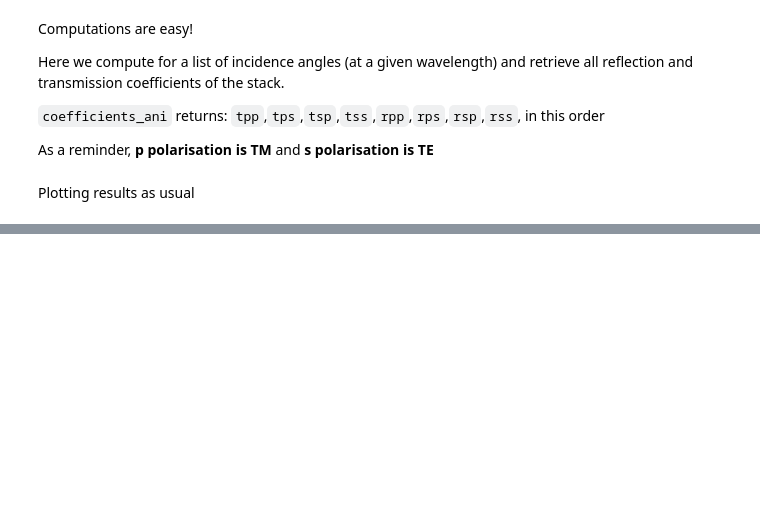
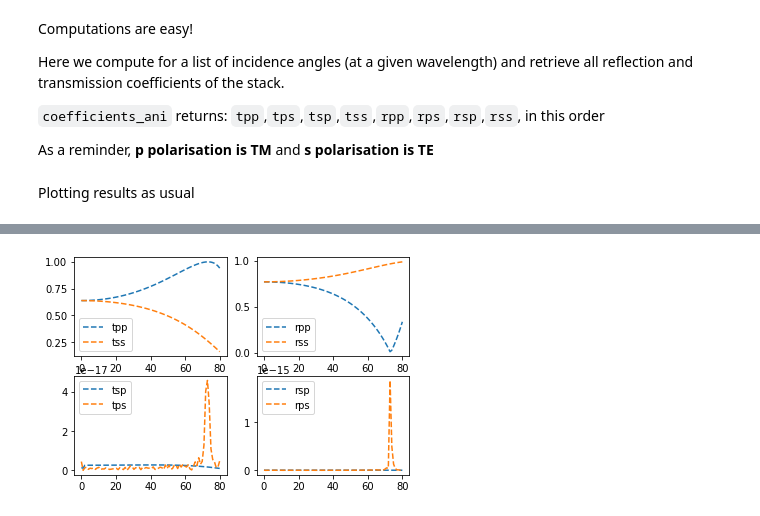
Before and after one commit to AnMoreau/PyMoosh, a Jupyter notebook: notebooks/In-depth_examples/Anisotropic_structures.ipynb, the cells around one changed output, grey strips where cells are left out. Drawn from its saved outputs; the diff is of its cells as text; code cells hidden in the pictures; blank space fills up the shorter version.

```diff
--- a/notebooks/In-depth_examples/Anisotropic_structures.ipynb
+++ b/notebooks/In-depth_examples/Anisotropic_structures.ipynb
@@ -121,0 +128,82 @@ plt.show()
+# %%
+
+def Lorentz(wav, f, omega, gamma, eps):
+    """
+        Lorentz model, with lorentzian resonances (elastically bound electrons)
+        eps is eps_inf, the background permittivity
+        f, gamma, omega, sigma are the chi_b parameters (Lorentz resonances)
+        f, gamma, omega, sigma must be lists (np arrays) of the same lengths
+        They are given in eV (wav in nm)
+    """
+    w = 2*np.pi*299792458*1e9 / wav
+    chi = np.sum(f/(omega**2 - w**2 - 1.0j*gamma*w))
+    return eps + chi
+
+perm_1 = [Lorentz, 1, 9, 0.5, 11]
+perm_2 = [Lorentz, 1, 10, 0.5, 11]
+
+opt_ind = [perm_1, perm_2, perm_2] # uniaxial material, 2 permittivities only
+mat_1=ani.AniMaterial(opt_ind, specialType="Model_ANI")
+
+rot_axis1 = 'x'
+rot_angle1 = 0.5
+rot_axis2 = [0, 1, 1]
+rot_angle2 = -0.2
+
+mat_2=PM.Material(1.0) # regular, Isotropic material (vacuum / air)
+
+# Lists!
+material_list = [mat_1, mat_2] # The materials
+stack = [1, 0, 0, 1] # Which material when (as in the usual Structure function)
+thickness = [0, 100, 25, 0] # The thickness of each layer (as in the usual Structure function)
+ani_rot_angle = [0., rot_angle1, rot_angle2, 0.] # The rotation angle for each layer. MUST be provided for isotropic layers too, will simply be overlooked
+ani_rot_axis = ['z', rot_axis1, rot_axis2, 'z']  # The rotation axis for each layer. MUST be provided for isotropic layers too, will simply be overlooked
+
+
+structure1 = ani.AniStructure(material_list, stack, thickness, ani_rot_angle, ani_rot_axis, verbose=False)
+
+thetas = np.linspace(0,80,80)*np.pi/180
+l_rpp = []
+l_rps = []
+l_rsp = []
+l_rss = []
+l_tpp = []
+l_tps = []
+l_tsp = []
+l_tss = []
+
+
+for theta_in_rad in thetas:
+    res = ani.coefficients_ani(structure1, wl_nm, theta_in_rad)
+    l_tpp.append(res[0])
+    l_tps.append(res[1])
+    l_tsp.append(res[2])
+    l_tss.append(res[3])
+    l_rpp.append(res[4])
+    l_rps.append(res[5])
+    l_rsp.append(res[6])
+    l_rss.append(res[7])
+
+
+plt.subplot(2,2,1)
+plt.plot(thetas*180/np.pi, np.abs(l_tpp), label='tpp', linestyle='--')
+plt.plot(thetas*180/np.pi, np.abs(l_tss), label='tss', linestyle='--')
+plt.legend()
+
+plt.subplot(2,2,2)
+plt.plot(thetas*180/np.pi, np.abs(l_rpp), label='rpp', linestyle='--')
+plt.plot(thetas*180/np.pi, np.abs(l_rss), label='rss', linestyle='--')
+plt.legend()
+
+plt.subplot(2,2,3)
+plt.plot(thetas*180/np.pi, np.abs(l_tsp), label='tsp', linestyle='--')
+plt.plot(thetas*180/np.pi, np.abs(l_tps), label='tps', linestyle='--')
+plt.legend()
+
+plt.subplot(2,2,4)
+plt.plot(thetas*180/np.pi, np.abs(l_rsp), label='rsp', linestyle='--')
+plt.plot(thetas*180/np.pi, np.abs(l_rps), label='rps', linestyle='--')
+plt.legend()
+plt.show()
+# %% [output]
+[figure, added]
```
Also changed, not shown: parts of 3 cells of this notebook, 2 other files.
